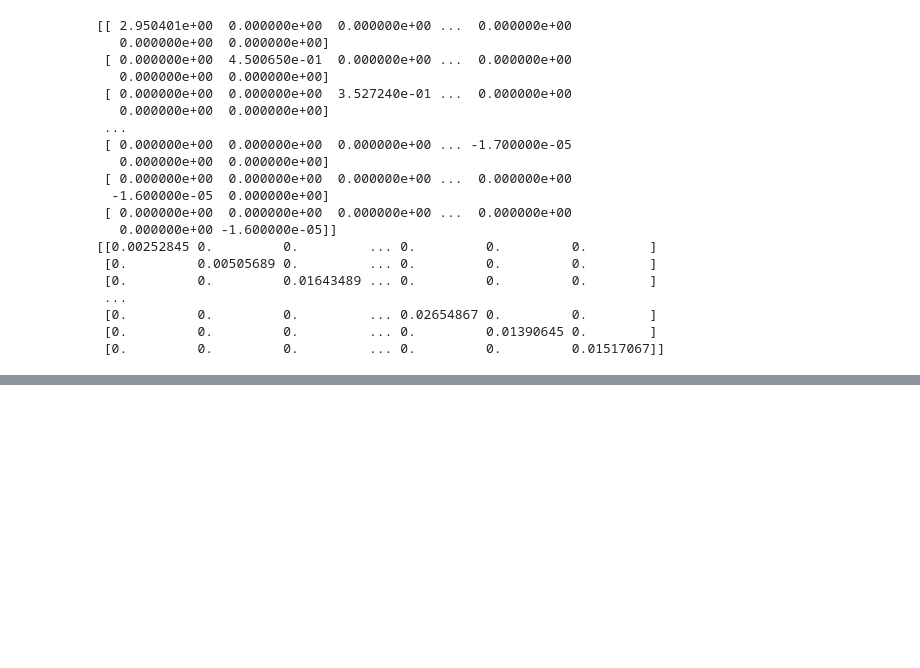
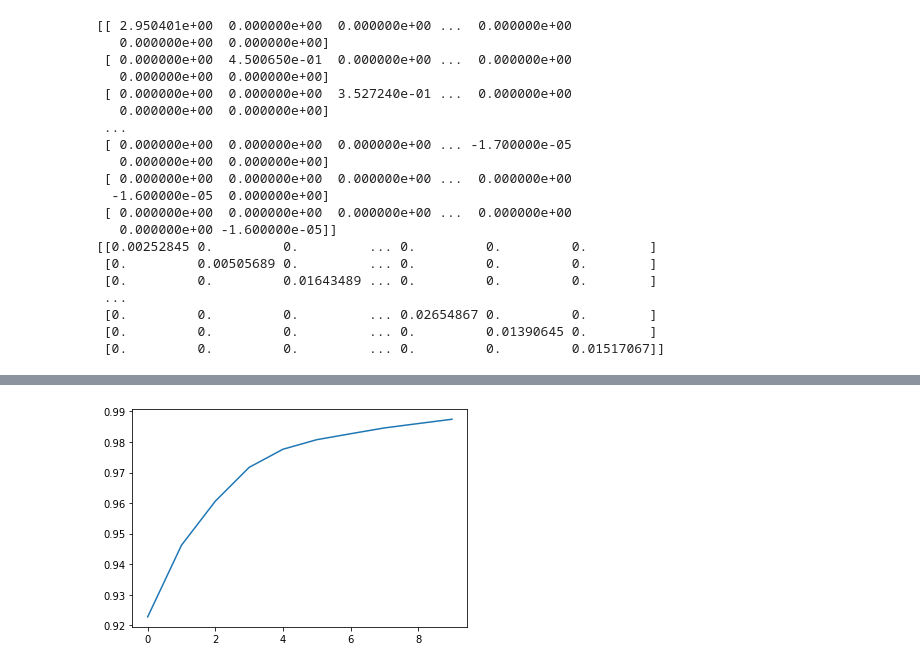
Before and after one commit to gianfrancobtl/tp2-metnum-c2-2022, a Jupyter notebook: notebooks/TP_2_autovalores_autovectores.ipynb, the cells around one changed output, grey strips where cells are left out. Saved outputs shown, nothing was run; the diff lists cells and outputs as text; code cells hidden in the pictures; blank space fills up the shorter version.

```diff
--- a/notebooks/TP_2_autovalores_autovectores.ipynb
+++ b/notebooks/TP_2_autovalores_autovectores.ipynb
@@ -153,0 +153,7 @@ res = V @ D @ V.T
+# %%
+from sklearn.decomposition import PCA
+
+pca = PCA(10).fit(M_x)
+plt.plot(np.cumsum(pca.explained_variance_ratio_));
+# %% [output]
+[figure, added]
```
Also changed, not shown: parts of 5 cells of this notebook, 1 other file.
